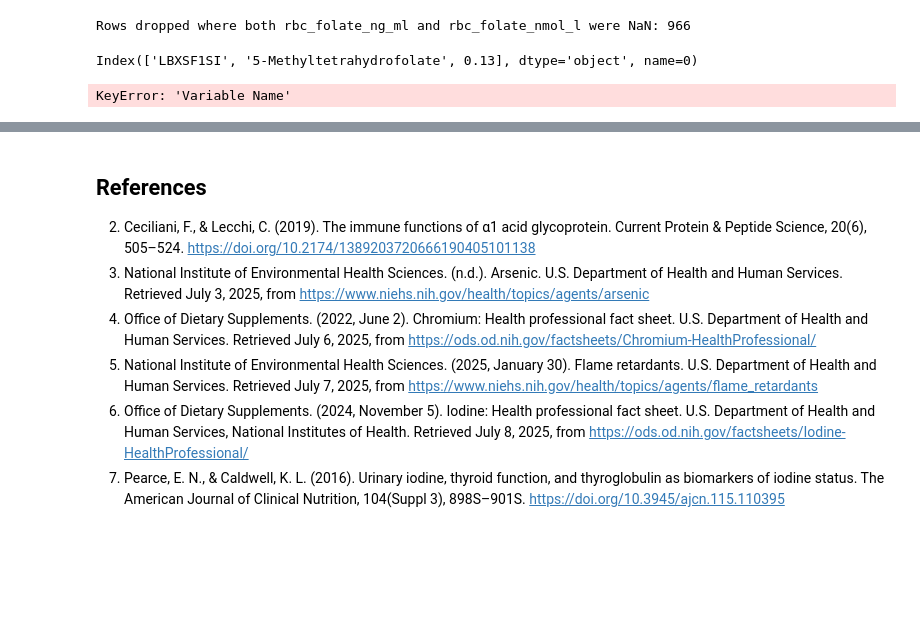
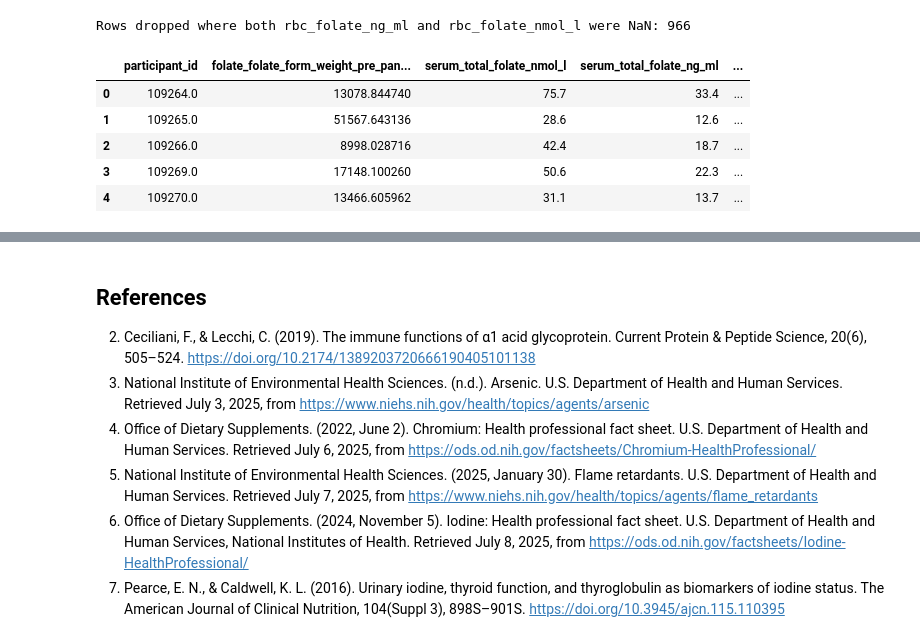
Before and after one commit to eudorach/portfolio_ds_projects, a Jupyter notebook: NHANES_analysis/NHANES_obesity_predictor.ipynb, the cells around one changed output, grey strips where cells are left out. Saved outputs shown, nothing was run; the diff lists cells and outputs as text; code cells hidden in the pictures; blank space fills up the shorter version.

Commit message:
updates
multiple notebooks for cleaning
creating .py script for the defined functions
more cleaning blood labs

```diff
--- a/NHANES_analysis/NHANES_obesity_predictor.ipynb
+++ b/NHANES_analysis/NHANES_obesity_predictor.ipynb
@@ -1348,17 +1348,6 @@ df_info = pd.DataFrame(data, columns=headers)
 
 #Concurrently working on IBM data science certificate and a new learned skill was webscraping so the decision was made to utilize the skill to future-proof the cleaning process and to ensure there are no typos/the names are accurate
 # %%
-import re
-
-# Clean text to snake_case
-def to_snake_case(text):
-    text = text.lower()
-    text = text.replace("-", "_")            # Hyphens → underscores
-    text = text.replace("/", "_")            # Slashes → underscores
-    text = re.sub(r"[^\w\s_]", "", text)     # Remove punctuation except underscores
-    text = re.sub(r"\s+", "_", text)         # Spaces → underscores
-    return text
-
 # Step 1: Create initial rename_dict from table (matching only columns in df13)
 rename_dict = {
     row["VARIABLE NAME"]: to_snake_case(row["ANALYTE NAME"])
@@ -2194,20 +2183,38 @@ df_b13 = standardize_id_column(df_b13)
 #There are a lot of technical names for these values so webscraping will be done instead of manual renaming of the columns
 # %%
 url = "https://wwwn.cdc.gov/Nchs/Data/Nhanes/Public/2017/DataFiles/P_FOLFMS.htm"
+response = requests.get(url)
+soup = BeautifulSoup(response.content, "html.parser")
 
-df_info_raw = pd.read_html(url)[1]
+# Pattern: match things like "LBDRFOSI - RBC folate (nmol/L)"
+pattern = re.compile(r'^([A-Z0-9_]+)\s*-\s*(.+)$')
 
-# Use the first row as the header
-df_info_raw.columns = df_info_raw.iloc[0]
+rename_dict = {}
+
+# Loop through all h3 tags and filter those that match our pattern
+for tag in soup.find_all('h3'):
+    text = tag.get_text(strip=True)
+    match = pattern.match(text)
+    if match:
+        var_name = match.group(1)
+        description = match.group(2)
+
+        clean_name = to_snake_case(description)
+        rename_dict[var_name] = clean_name
-# %%
-df_info_raw.columns
-# %% [output]
-Index(['LBXSF1SI', '5-Methyltetrahydrofolate', 0.13], dtype='object', name=0)
+# %%
+# Only keep entries in rename_dict where the variable name is in df_b13
+filtered_rename_dict = {
+    k: v for k, v in rename_dict.items() if k in df_b13.columns
+}
+
+# Rename columns in df_b13
+df_b13 = df_b13.rename(columns=filtered_rename_dict)
 # %%
-rename_dict = {
-    row["Variable Name"]: to_snake_case(row["Analyte Description"])
-    for _, row in df_info.iterrows()
-    if row["Variable Name"] in df_b13.columns
-}
+df_b13.head()
 # %% [output]
-KeyError: 'Variable Name'
+|  | participant_id | folate_folate_form_weight_pre_pan... | serum_total_folate_nmol_l | serum_total_folate_ng_ml | ... |
+| 0 | 109264.0 | 13078.844740 | 75.7 | 33.4 | ... |
+| 1 | 109265.0 | 51567.643136 | 28.6 | 12.6 | ... |
+| 2 | 109266.0 | 8998.028716 | 42.4 | 18.7 | ... |
+| 3 | 109269.0 | 17148.100260 | 50.6 | 22.3 | ... |
+| 4 | 109270.0 | 13466.605962 | 31.1 | 13.7 | ... |
```
Also changed, not shown: parts of 13 cells of this notebook, 7 other files.
